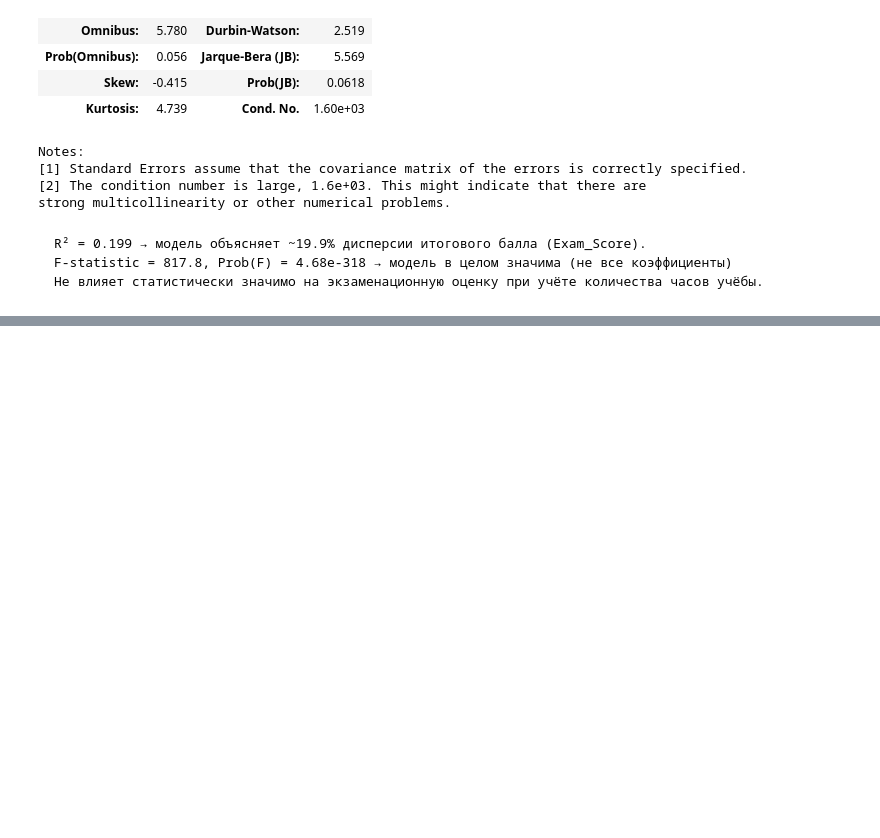
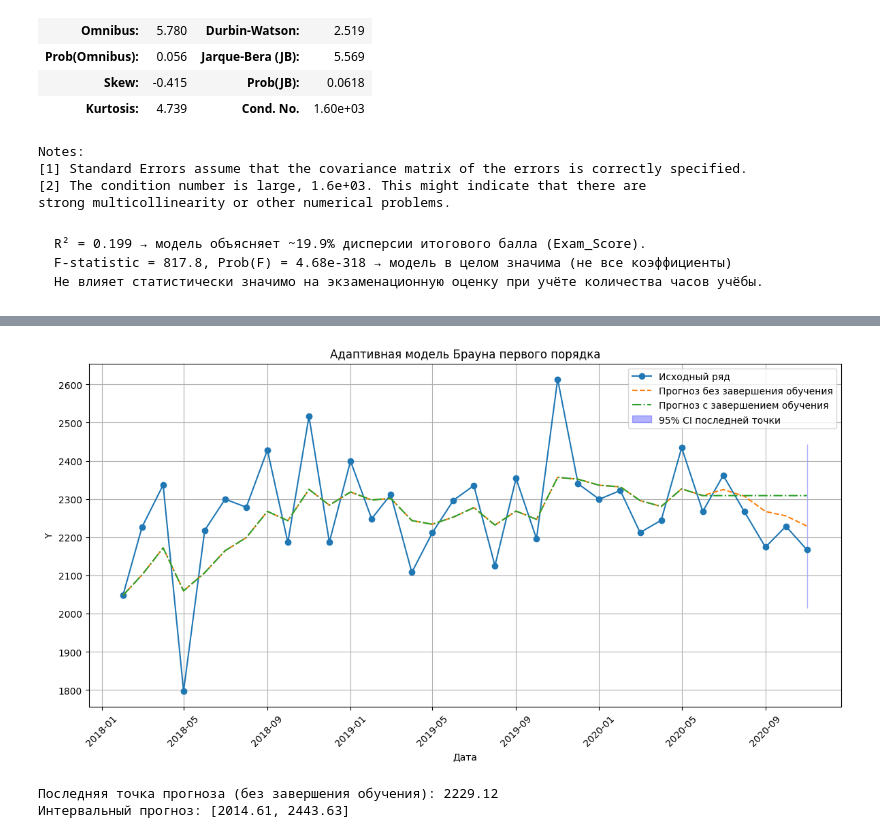
Before and after one commit to alex-s2222/DS, a Jupyter notebook: bigData/TimeSeries/TimeSeries.ipynb, the cells around one changed output, grey strips where cells are left out. Drawn from its saved outputs; the diff is of its cells as text; code cells hidden in the pictures; blank space fills up the shorter version.

```diff
--- a/bigData/TimeSeries/TimeSeries.ipynb
+++ b/bigData/TimeSeries/TimeSeries.ipynb
@@ -855,0 +938,58 @@ plt.show()
+# %%
+alpha =      # коэффициент сглаживания, можно подобрать
+Y_series = clean_df["Y"].values
+
+# Инициализация
+S = [Y_series[0]]  # начальное значение прогноза
+S_train_only = [Y_series[0]]
+
+# Индекс отсечки ( последние 5 точек — только прогноз)
+cutoff = len(Y_series) - 5
+
+# Без завершения обучения
+for t in range(1, len(Y_series)):
+    S.append(alpha * Y_series[t] + (1 - alpha) * S[t-1])
+
+# С завершением обучения
+for t in range(1, len(Y_series)):
+    if t < cutoff:
+        S_train_only.append(alpha * Y_series[t] + (1 - alpha) * S_train_only[t-1])
+    else:
+        S_train_only.append(S_train_only[t-1])  # прогноз без обновления
+
+# Преобразуем в Series
+forecast_no_stop = pd.Series(S, index=clean_df["Date"])
+forecast_with_stop = pd.Series(S_train_only, index=clean_df["Date"])
+
+# Ошибка прогноза и доверительный интервал для последней точки
+errors = Y_series - forecast_no_stop.values
+s_err = np.std(errors)
+t_val = stats.t.ppf(0.975, df=len(Y_series)-1)
+ci = t_val * s_err
+
+last_forecast = forecast_no_stop.iloc[-1]
+lower_bound = last_forecast - ci
+upper_bound = last_forecast + ci
+
+# Построение графика
+plt.figure(figsize=(12, 6))
+plt.plot(clean_df["Date"], Y_series, label="Исходный ряд", marker='o')
+plt.plot(clean_df["Date"], forecast_no_stop, label="Прогноз без завершения обучения", linestyle='--')
+plt.plot(clean_df["Date"], forecast_with_stop, label="Прогноз с завершением обучения", linestyle='-.')
+plt.fill_between([clean_df["Date"].iloc[-1]], [lower_bound], [upper_bound], color='blue', alpha=0.3, label='95% CI последней точки')
+
+plt.title("Адаптивная модель Брауна первого порядка")
+plt.xlabel("Дата")
+plt.ylabel("Y")
+plt.legend()
+plt.grid(True)
+plt.tight_layout()
+plt.xticks(rotation=45)
+plt.show()
+
+print(f"Последняя точка прогноза (без завершения обучения): {last_forecast:.2f}")
+print(f"Интервальный прогноз: [{lower_bound:.2f}, {upper_bound:.2f}]")
+# %% [output]
+[figure, added]
+Последняя точка прогноза (без завершения обучения): 2229.12
+Интервальный прогноз: [2014.61, 2443.63]
```
Also changed, not shown: parts of 5 cells of this notebook.
